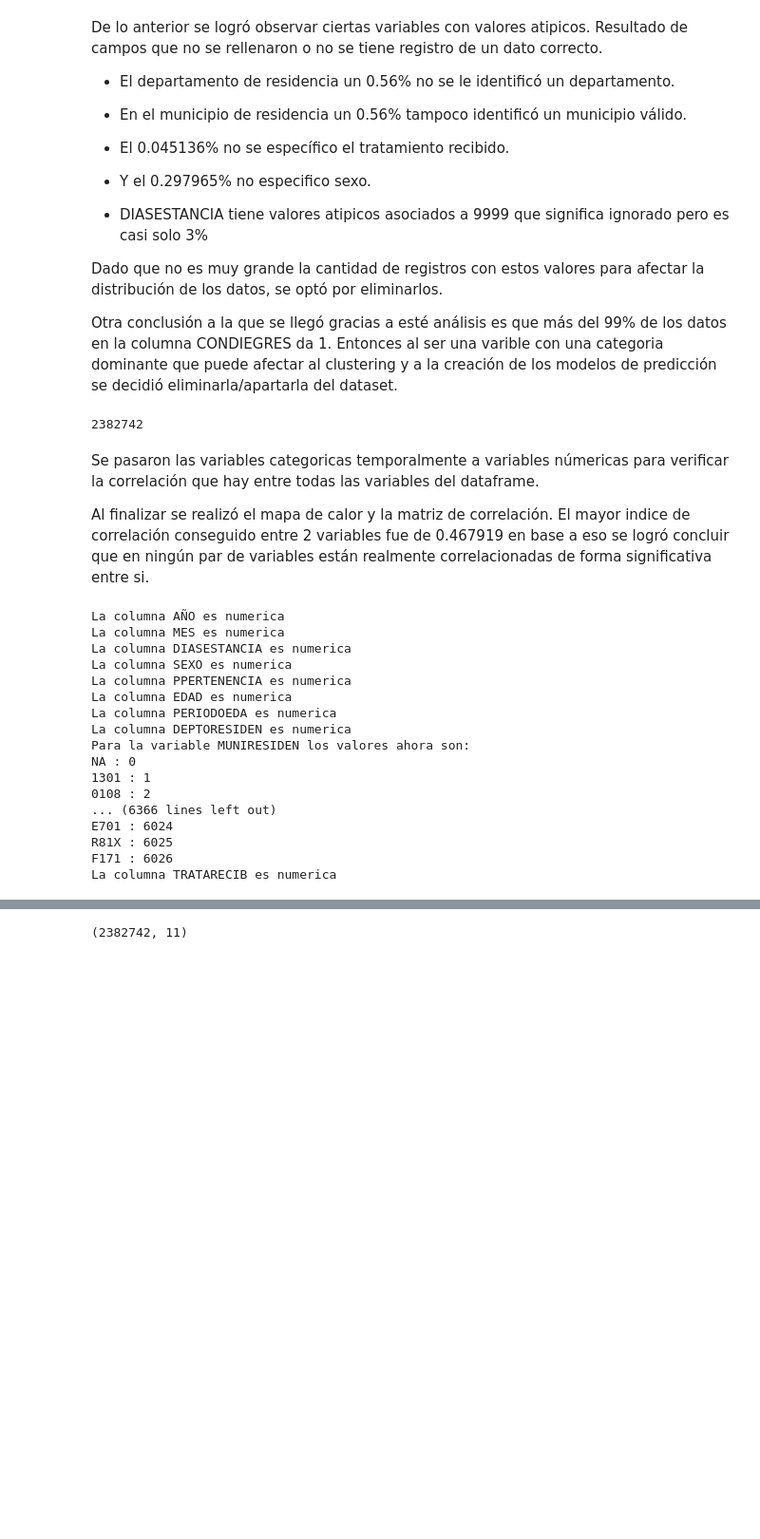
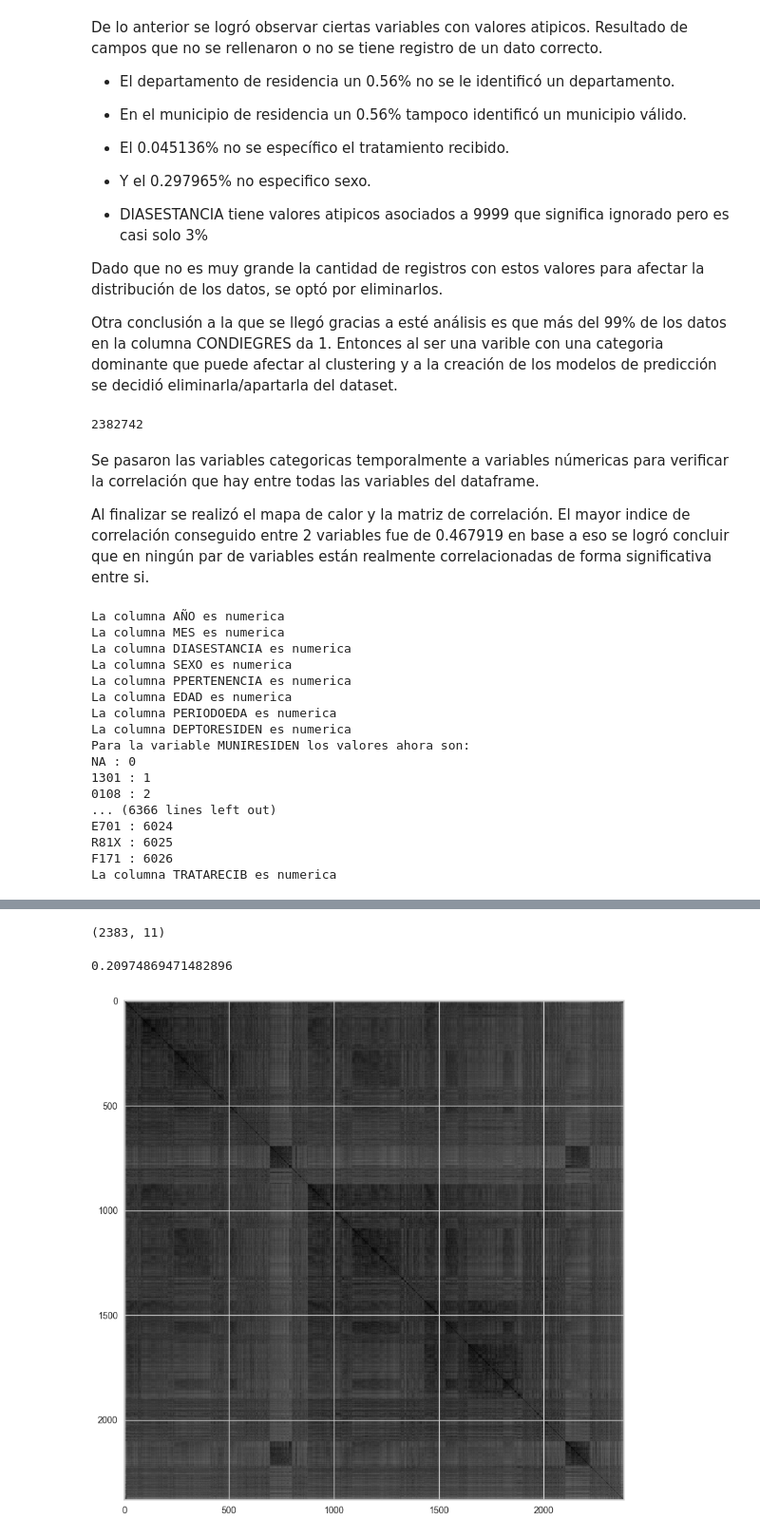
Before and after one commit to MelissaPerez09/Proyecto-DataMining, a Jupyter notebook: Proyecto1.ipynb, the cells around one changed output, grey strips where cells are left out. Shown at 95% size. Saved outputs shown, nothing was run; the diff lists cells and outputs as text; code cells hidden in the pictures; blank space fills up the shorter version.

```diff
--- a/Proyecto1.ipynb
+++ b/Proyecto1.ipynb
@@ -553,3 +575,11 @@ correlation_matrix
 | TRATARECIB | -0.000373 | 0.026565 | -0.023885 | 0.279050 | -0.089807 | -0.046808 | 0.229706 | 0.128898 | 0.077293 | ... |
 # %%
 studyVar = 'TRATARECIB'
+# %%
+
+# Combine samples
+sample_df =  df.sample(frac=0.001, random_state=42)
+
+# Now you can perform your analysis on the sample_df
+
+len(sample_df)
@@ -555,0 +588,26 @@ studyVar = 'TRATARECIB'
+# %%
+df2 = sample_df.copy()
+def change(variable):
+    dictValue = {'NA': 0}
+    count = 1
+
+    def changeToVariable(x):
+        nonlocal count  # Para indicar que count es una variable no local
+        if x in dictValue:
+            return dictValue[x]
+        else:
+            dictValue[x] = count
+            count += 1
+            return dictValue[x]
+
+    if not pd.api.types.is_numeric_dtype(df2[variable]):
+        df2[variable] = df2[variable].apply(changeToVariable)
+
+        print(f'Para la variable {variable} los valores ahora son: ')
+        for key, value in dictValue.items():
+            print(key, ":", value)
+    else:
+        print(f"La columna {variable} es numerica")
+
+for variable in df2.columns:
+    change(variable=variable)
@@ -558,9 +634,15 @@ X = np.array(df2)
 Y = np.array(df2[studyVar])
 X.shape
 # %% [output]
-(2382742, 11)
+(2383, 11)
 # %%
 random.seed(123)
 X_scale = sklearn.preprocessing.scale(X)
 
 pyclustertend.hopkins(X_scale,len(X_scale))
+# %% [output]
+0.20974869471482896
+# %%
+pyclustertend.vat(X_scale)
+# %% [output]
+[figure, added]
```
Also changed, not shown: parts of 4 cells of this notebook.
